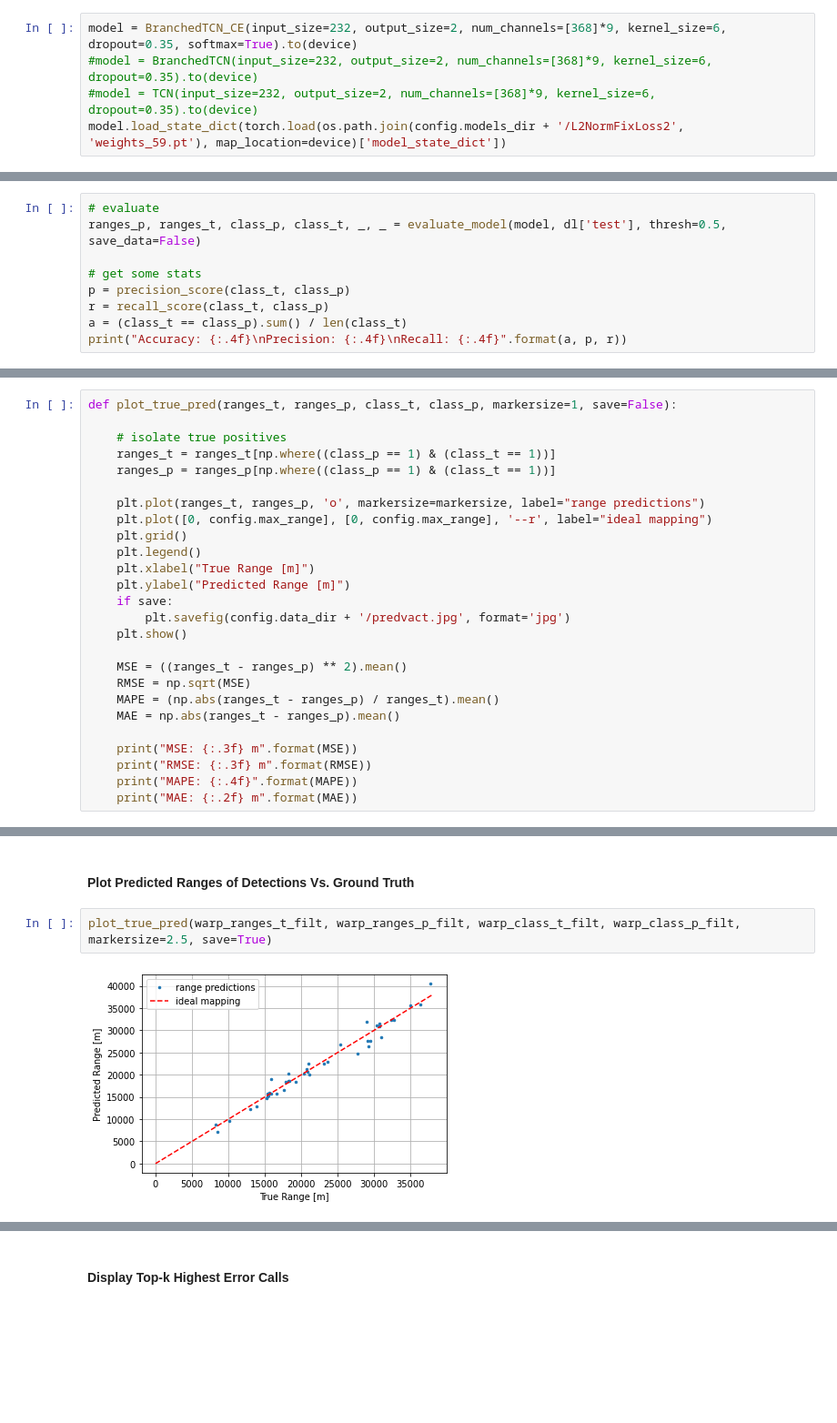
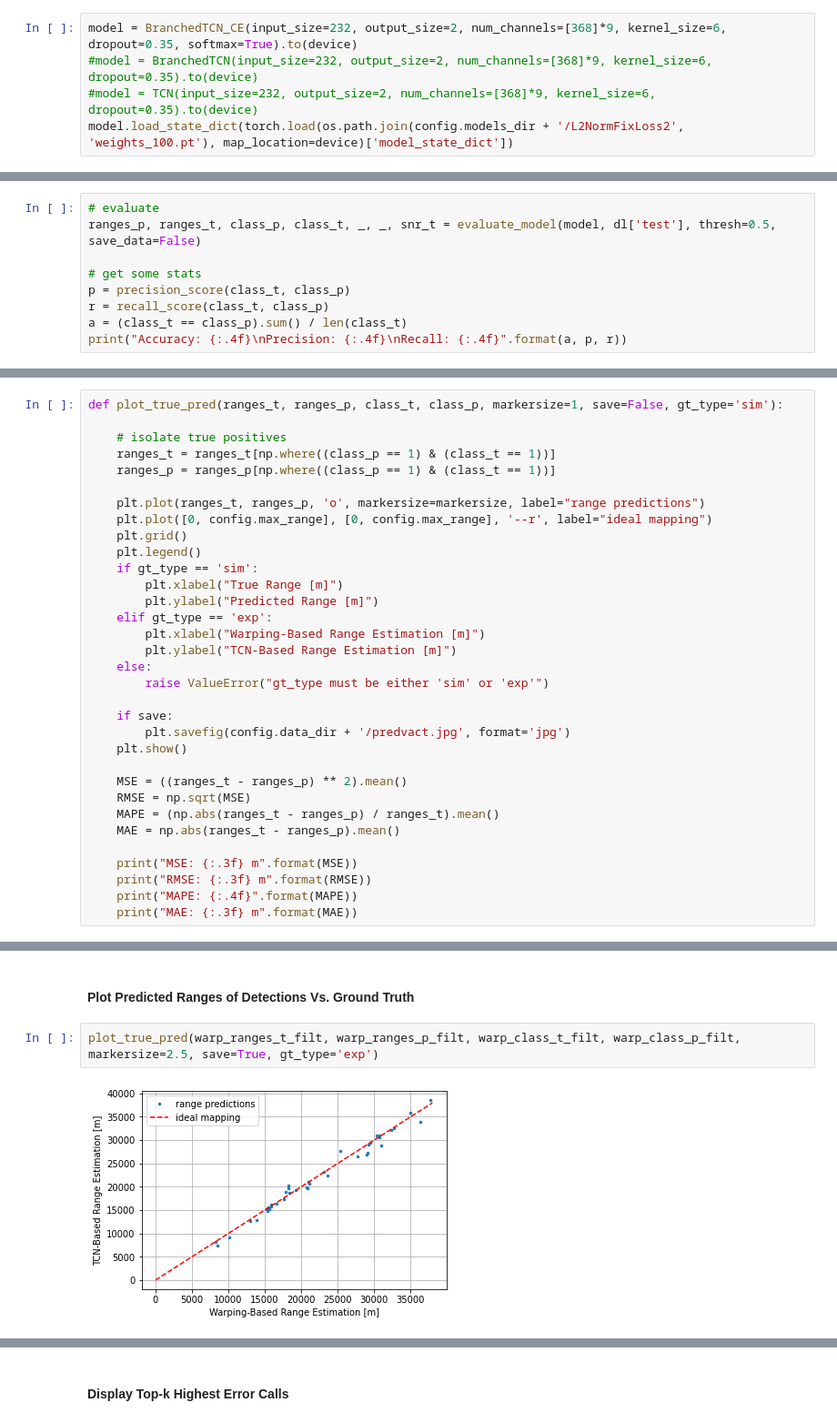
Before and after one commit to whoi-mars/detect_and_range, a Jupyter notebook: evaluate.ipynb, the cells around one changed output, grey strips where cells are left out. Shown at 91% size. Cells and saved outputs as stored; diff of their text form; blank space fills up the shorter version.

```diff
--- a/evaluate.ipynb
+++ b/evaluate.ipynb
@@ -35,7 +35,7 @@ dl = dataLoader.get_dataloaders(data_dir=config.data_dir,
 model = BranchedTCN_CE(input_size=232, output_size=2, num_channels=[368]*9, kernel_size=6, dropout=0.35, softmax=True).to(device)
 #model = BranchedTCN(input_size=232, output_size=2, num_channels=[368]*9, kernel_size=6, dropout=0.35).to(device)
 #model = TCN(input_size=232, output_size=2, num_channels=[368]*9, kernel_size=6, dropout=0.35).to(device)
-model.load_state_dict(torch.load(os.path.join(config.models_dir + '/L2NormFixLoss2', 'weights_59.pt'), map_location=device)['model_state_dict'])
+model.load_state_dict(torch.load(os.path.join(config.models_dir + '/L2NormFixLoss2', 'weights_100.pt'), map_location=device)['model_state_dict'])
 # %% [output]
 <All keys matched successfully>
 # %% [markdown]
@@ -101,7 +104,7 @@ def evaluate_model(model, dataloader, thresh=0.5, save_data=False):
     return ranges_p, ranges_t, class_p, class_t, outputs_all, X
 # %%
 # evaluate
-ranges_p, ranges_t, class_p, class_t, _, _ = evaluate_model(model, dl['test'], thresh=0.5, save_data=False)
+ranges_p, ranges_t, class_p, class_t, _, _, snr_t = evaluate_model(model, dl['test'], thresh=0.5, save_data=False)
 
 # get some stats
 p = precision_score(class_t, class_p)
@@ -115,7 +118,7 @@ Recall: 0.9849
 # %% [markdown]
 #### Plot Predicted Ranges of Detections Vs. Ground Truth
 # %%
-def plot_true_pred(ranges_t, ranges_p, class_t, class_p, markersize=1, save=False):
+def plot_true_pred(ranges_t, ranges_p, class_t, class_p, markersize=1, save=False, gt_type='sim'):
 
     # isolate true positives
     ranges_t = ranges_t[np.where((class_p == 1) & (class_t == 1))]
@@ -125,8 +128,15 @@ def plot_true_pred(ranges_t, ranges_p, class_t, class_p, markersize=1, save=Fals
     plt.plot([0, config.max_range], [0, config.max_range], '--r', label="ideal mapping")
     plt.grid()
     plt.legend()
-    plt.xlabel("True Range [m]")
-    plt.ylabel("Predicted Range [m]")
+    if gt_type == 'sim':
+        plt.xlabel("True Range [m]")
+        plt.ylabel("Predicted Range [m]")
+    elif gt_type == 'exp':
+        plt.xlabel("Warping-Based Range Estimation [m]")
+        plt.ylabel("TCN-Based Range Estimation [m]")
+    else:
+        raise ValueError("gt_type must be either 'sim' or 'exp'")
+
     if save:
         plt.savefig(config.data_dir + '/predvact.jpg', format='jpg')
     plt.show()
@@ -139,7 +149,7 @@ def plot_true_pred(ranges_t, ranges_p, class_t, class_p, markersize=1, save=Fals
     print("MSE: {:.3f} m".format(MSE))
     print("RMSE: {:.3f} m".format(RMSE))
     print("MAPE: {:.4f}".format(MAPE))
-    print("MAE: {:.2f} m".format(MAE))
+    print("MAE: {:.3f} m".format(MAE))
 # %%
 plot_true_pred(ranges_t, ranges_p, class_t, class_p, save=True)
 # %% [output]
@@ -298,6 +336,6 @@ Recall: 0.8200
 # %% [markdown]
 #### Plot Predicted Ranges of Detections Vs. Ground Truth
 # %%
-plot_true_pred(warp_ranges_t_filt, warp_ranges_p_filt, warp_class_t_filt, warp_class_p_filt, markersize=2.5, save=True)
+plot_true_pred(warp_ranges_t_filt, warp_ranges_p_filt, warp_class_t_filt, warp_class_p_filt, markersize=2.5, save=True, gt_type='exp')
 # %% [output]
-[figure, old version]
+[figure, new version]
```
Also changed, not shown: parts of 20 cells of this notebook.
